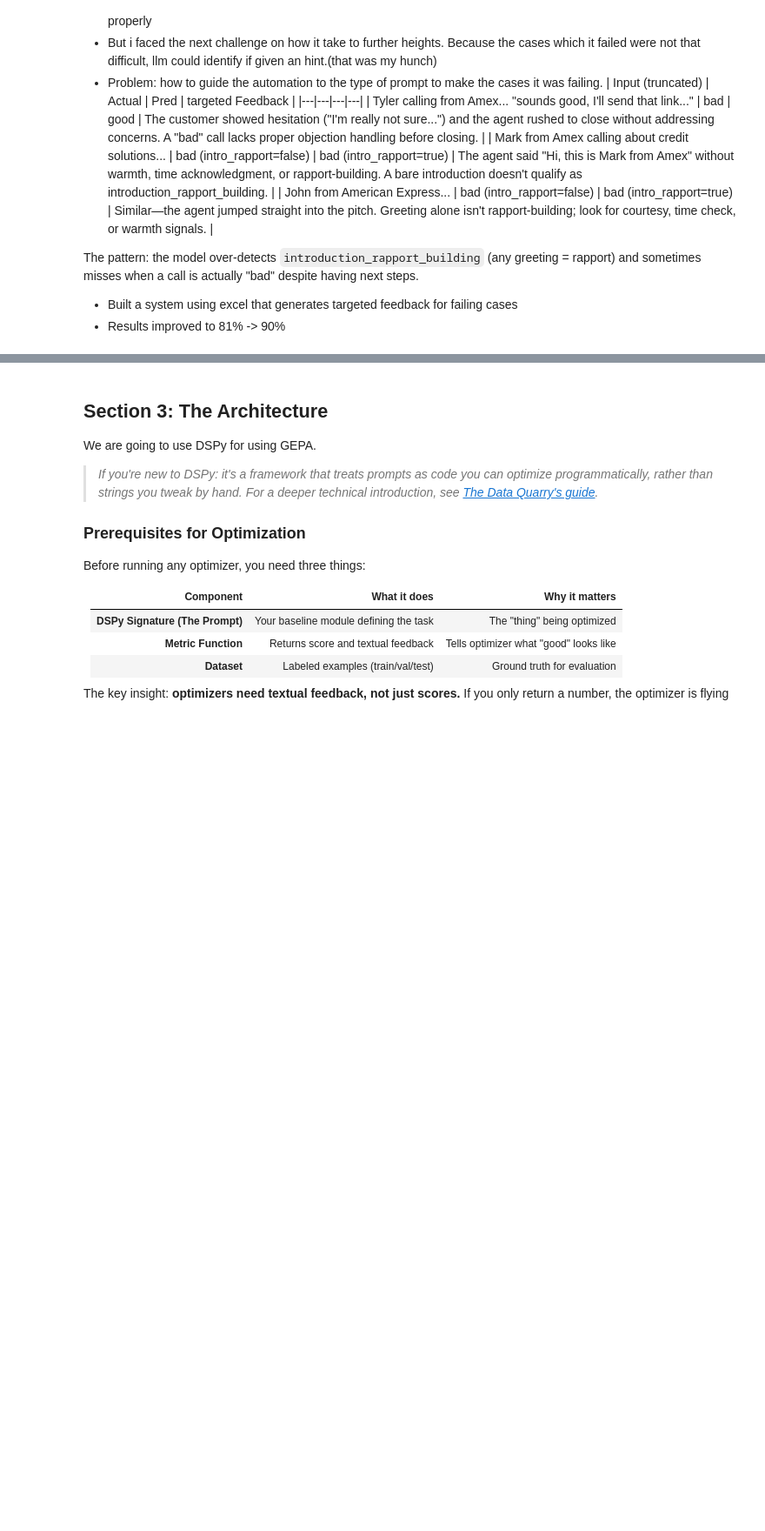
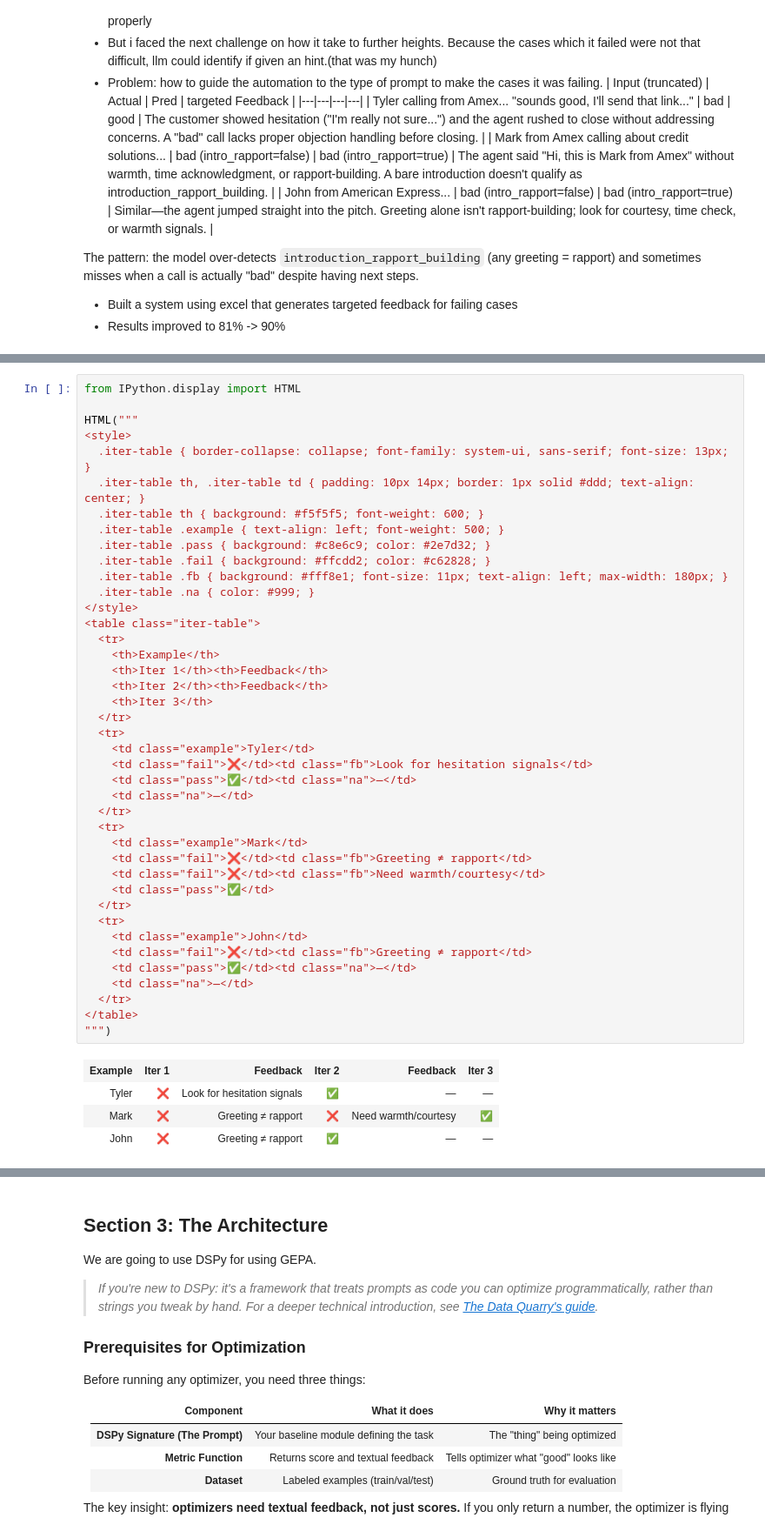
Before and after one commit to risheekkumarb/gepa-impact-article, a Jupyter notebook: art_gepa_20M.ipynb, the cells around one changed output, grey strips where cells are left out. Shown at 87% size. Cells and saved outputs as stored; diff of their text form; blank space fills up the shorter version.

```diff
--- a/art_gepa_20M.ipynb
+++ b/art_gepa_20M.ipynb
@@ -844,0 +865,46 @@ Done—I've added an expanded Section 2 that elaborates on the key ideas (synthe
+# %%
+from IPython.display import HTML
+
+HTML("""
+<style>
+  .iter-table { border-collapse: collapse; font-family: system-ui, sans-serif; font-size: 13px; }
+  .iter-table th, .iter-table td { padding: 10px 14px; border: 1px solid #ddd; text-align: center; }
+  .iter-table th { background: #f5f5f5; font-weight: 600; }
+  .iter-table .example { text-align: left; font-weight: 500; }
+  .iter-table .pass { background: #c8e6c9; color: #2e7d32; }
+  .iter-table .fail { background: #ffcdd2; color: #c62828; }
+  .iter-table .fb { background: #fff8e1; font-size: 11px; text-align: left; max-width: 180px; }
+  .iter-table .na { color: #999; }
+</style>
+<table class="iter-table">
+  <tr>
+    <th>Example</th>
+    <th>Iter 1</th><th>Feedback</th>
+    <th>Iter 2</th><th>Feedback</th>
+    <th>Iter 3</th>
+  </tr>
+  <tr>
+    <td class="example">Tyler</td>
+    <td class="fail">❌</td><td class="fb">Look for hesitation signals</td>
+    <td class="pass">✅</td><td class="na">—</td>
+    <td class="na">—</td>
+  </tr>
+  <tr>
+    <td class="example">Mark</td>
+    <td class="fail">❌</td><td class="fb">Greeting ≠ rapport</td>
+    <td class="fail">❌</td><td class="fb">Need warmth/courtesy</td>
+    <td class="pass">✅</td>
+  </tr>
+  <tr>
+    <td class="example">John</td>
+    <td class="fail">❌</td><td class="fb">Greeting ≠ rapport</td>
+    <td class="pass">✅</td><td class="na">—</td>
+    <td class="na">—</td>
+  </tr>
+</table>
+""")
+# %% [output]
+| Example | Iter 1 | Feedback | Iter 2 | Feedback | Iter 3 |
+| Tyler | ❌ | Look for hesitation signals | ✅ | — | — |
+| Mark | ❌ | Greeting ≠ rapport | ❌ | Need warmth/courtesy | ✅ |
+| John | ❌ | Greeting ≠ rapport | ✅ | — | — |
```
Also changed, not shown: parts of 15 cells of this notebook, 2 other files.
